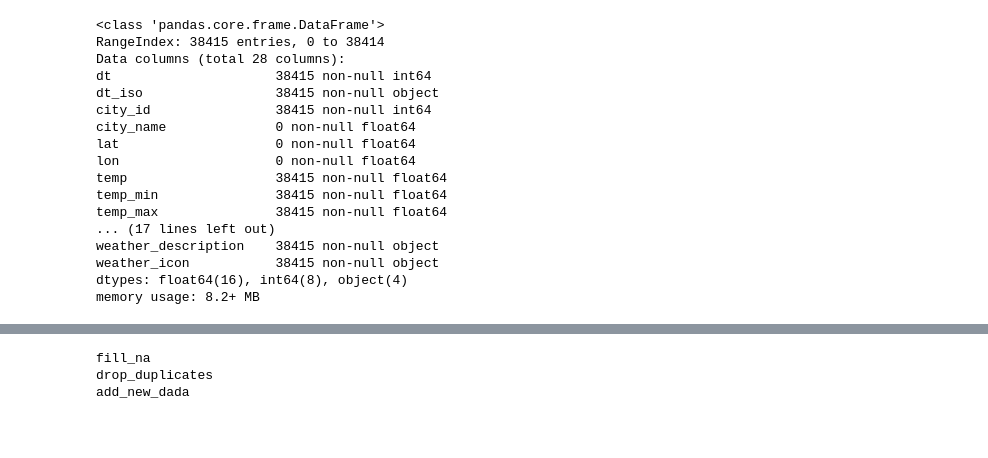
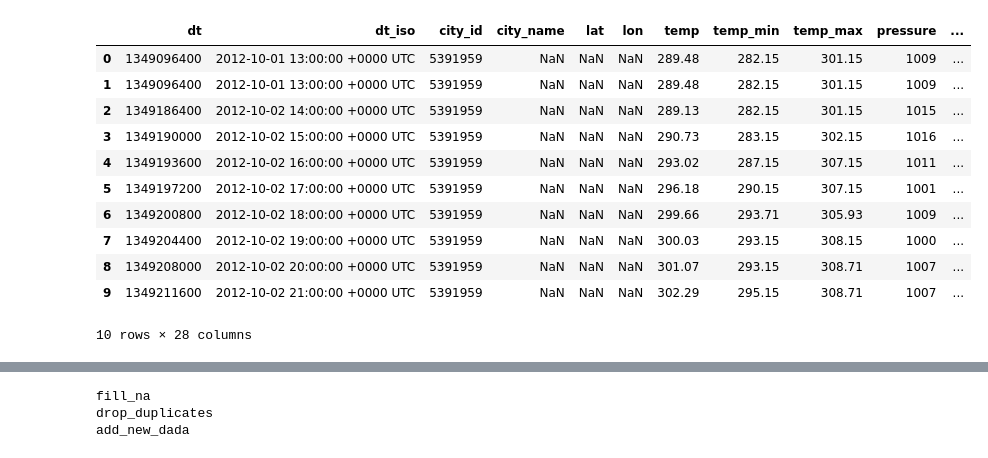
Before and after one commit to tsurupin/weather-forecast, a Jupyter notebook: spark/work/test3.ipynb, the cells around one changed output, grey strips where cells are left out. Saved outputs shown, nothing was run; the diff lists cells and outputs as text; code cells hidden in the pictures; blank space fills up the shorter version.

```diff
--- a/spark/work/test3.ipynb
+++ b/spark/work/test3.ipynb
@@ -13,23 +13,18 @@ raw_columns = list(sf_data)
 unused_columns = ['snow_1h', 'snow_24h', 'rain_24h', 'rain_1h', 'snow_3h', 'rain_today', 'snow_today', 'weather_icon', 'weather_id', 'sea_level', 'grnd_level', 'lat', 'lon', 'city_id', 'city_name']
 # %%
 used_columns = columns = list(set(raw_columns) - set(unused_columns))
-# %%
-sf_data.info()
-# %% [output]
-<class 'pandas.core.frame.DataFrame'>
-RangeIndex: 38415 entries, 0 to 38414
-Data columns (total 28 columns):
-dt                     38415 non-null int64
-dt_iso                 38415 non-null object
-city_id                38415 non-null int64
-city_name              0 non-null float64
-lat                    0 non-null float64
-lon                    0 non-null float64
-temp                   38415 non-null float64
-temp_min               38415 non-null float64
-temp_max               38415 non-null float64
-... (17 lines left out)
-weather_description    38415 non-null object
-weather_icon           38415 non-null object
-dtypes: float64(16), int64(8), object(4)
-memory usage: 8.2+ MB
+# %%
+sf_data.head(10)
+# %% [output]
+|  | dt | dt_iso | city_id | city_name | lat | lon | temp | temp_min | temp_max | pressure | ... |
+| 0 | 1349096400 | 2012-10-01 13:00:00 +0000 UTC | 5391959 | NaN | NaN | NaN | 289.48 | 282.15 | 301.15 | 1009 | ... |
+| 1 | 1349096400 | 2012-10-01 13:00:00 +0000 UTC | 5391959 | NaN | NaN | NaN | 289.48 | 282.15 | 301.15 | 1009 | ... |
+| 2 | 1349186400 | 2012-10-02 14:00:00 +0000 UTC | 5391959 | NaN | NaN | NaN | 289.13 | 282.15 | 301.15 | 1015 | ... |
+| 3 | 1349190000 | 2012-10-02 15:00:00 +0000 UTC | 5391959 | NaN | NaN | NaN | 290.73 | 283.15 | 302.15 | 1016 | ... |
+| 4 | 1349193600 | 2012-10-02 16:00:00 +0000 UTC | 5391959 | NaN | NaN | NaN | 293.02 | 287.15 | 307.15 | 1011 | ... |
+| 5 | 1349197200 | 2012-10-02 17:00:00 +0000 UTC | 5391959 | NaN | NaN | NaN | 296.18 | 290.15 | 307.15 | 1001 | ... |
+| 6 | 1349200800 | 2012-10-02 18:00:00 +0000 UTC | 5391959 | NaN | NaN | NaN | 299.66 | 293.71 | 305.93 | 1009 | ... |
+| 7 | 1349204400 | 2012-10-02 19:00:00 +0000 UTC | 5391959 | NaN | NaN | NaN | 300.03 | 293.15 | 308.15 | 1000 | ... |
+| 8 | 1349208000 | 2012-10-02 20:00:00 +0000 UTC | 5391959 | NaN | NaN | NaN | 301.07 | 293.15 | 308.71 | 1007 | ... |
+| 9 | 1349211600 | 2012-10-02 21:00:00 +0000 UTC | 5391959 | NaN | NaN | NaN | 302.29 | 295.15 | 308.71 | 1007 | ... |
+10 rows × 28 columns
```
Also changed, not shown: parts of 27 cells of this notebook.
